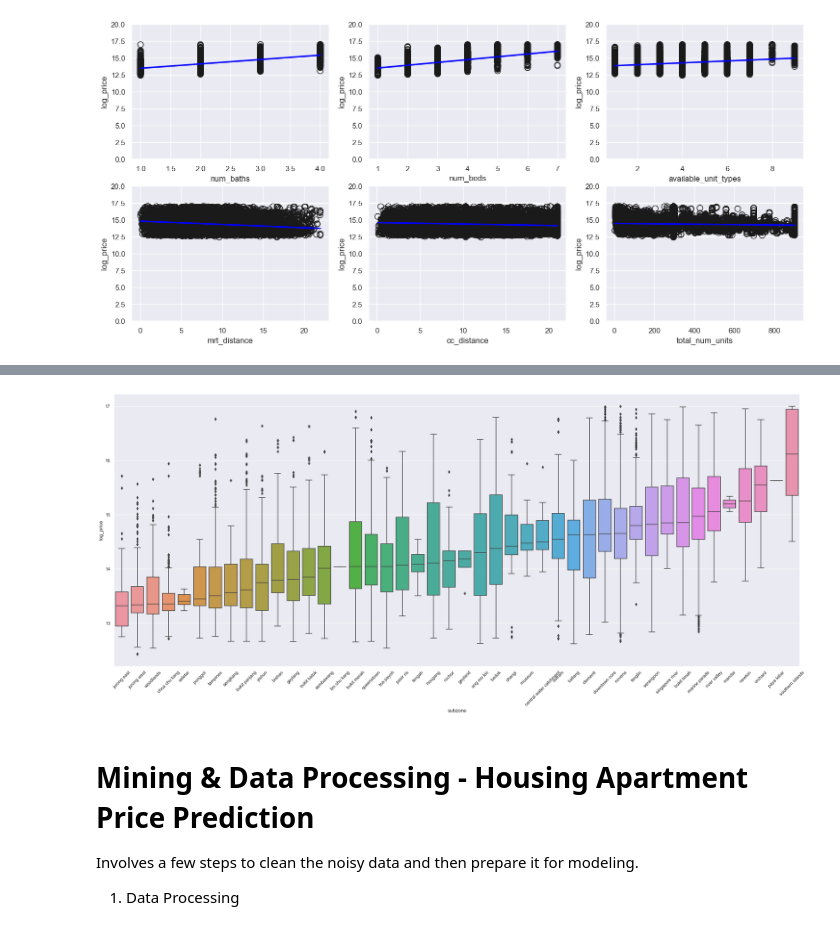
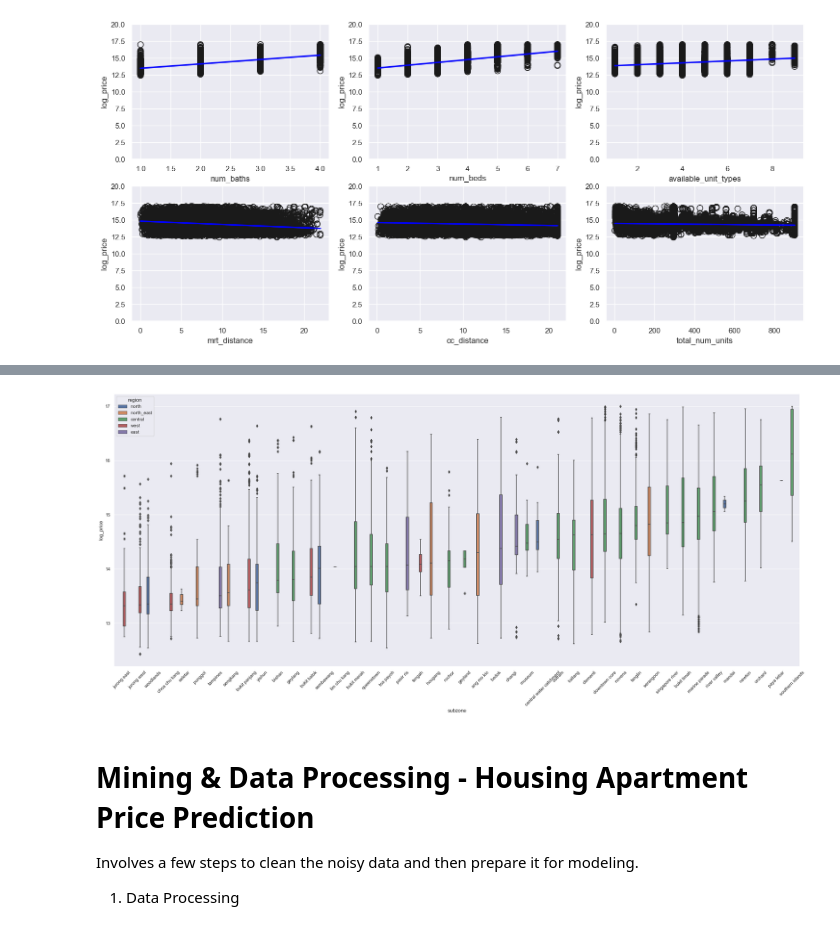
Before and after one commit to ryanchwong/is5126, a Jupyter notebook: for_submission.ipynb, the cells around one changed output, grey strips where cells are left out. Drawn from its saved outputs; the diff is of its cells as text; code cells hidden in the pictures.

Commit message:
Edited some charts

```diff
--- a/for_submission.ipynb
+++ b/for_submission.ipynb
@@ -1456,13 +1458,13 @@ See the price distribution of each subzone in Singapore, sort by median to see t
 # %%
 ps_df = train.__deepcopy__()
 
 plt.figure(figsize = (30, 12))
 grouped = ps_df.groupby(["subzone"])
 order = grouped.median()["log_price"].sort_values().index
-sns.boxplot(x="subzone", y="log_price", data=ps_df, order=order)
+sns.boxplot(x="subzone", y="log_price", hue="region", data=ps_df, order=order)#, palette=ps_df.region.unique())
 xt = plt.xticks(rotation=45)
 # %% [output]
-[figure, old version]
+[figure, new version]
 # %% [markdown]
 # Mining & Data Processing - Housing Apartment Price Prediction
 Involves a few steps to clean the noisy data and then prepare it for modeling.
```
Also changed, not shown: parts of 15 cells of this notebook.
